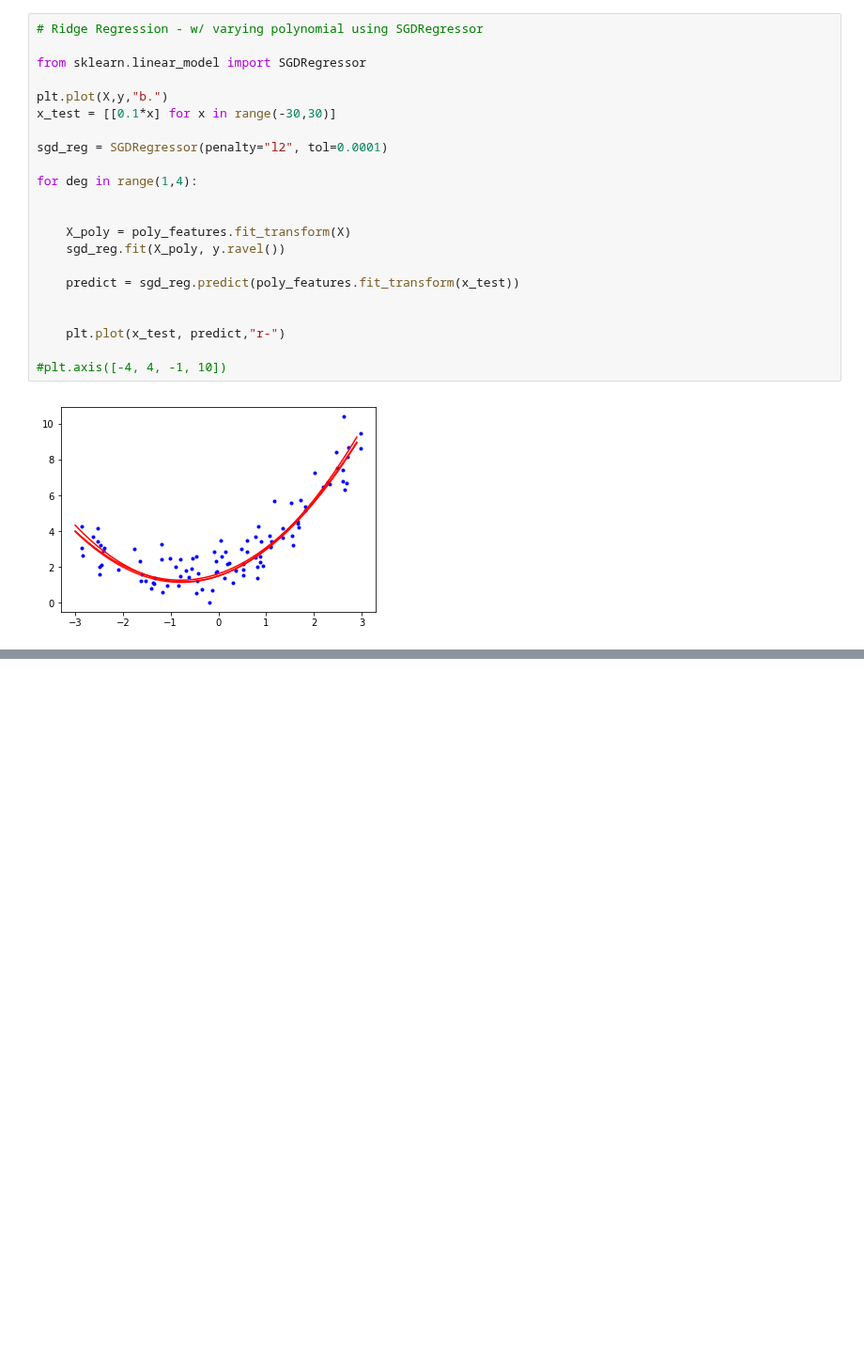
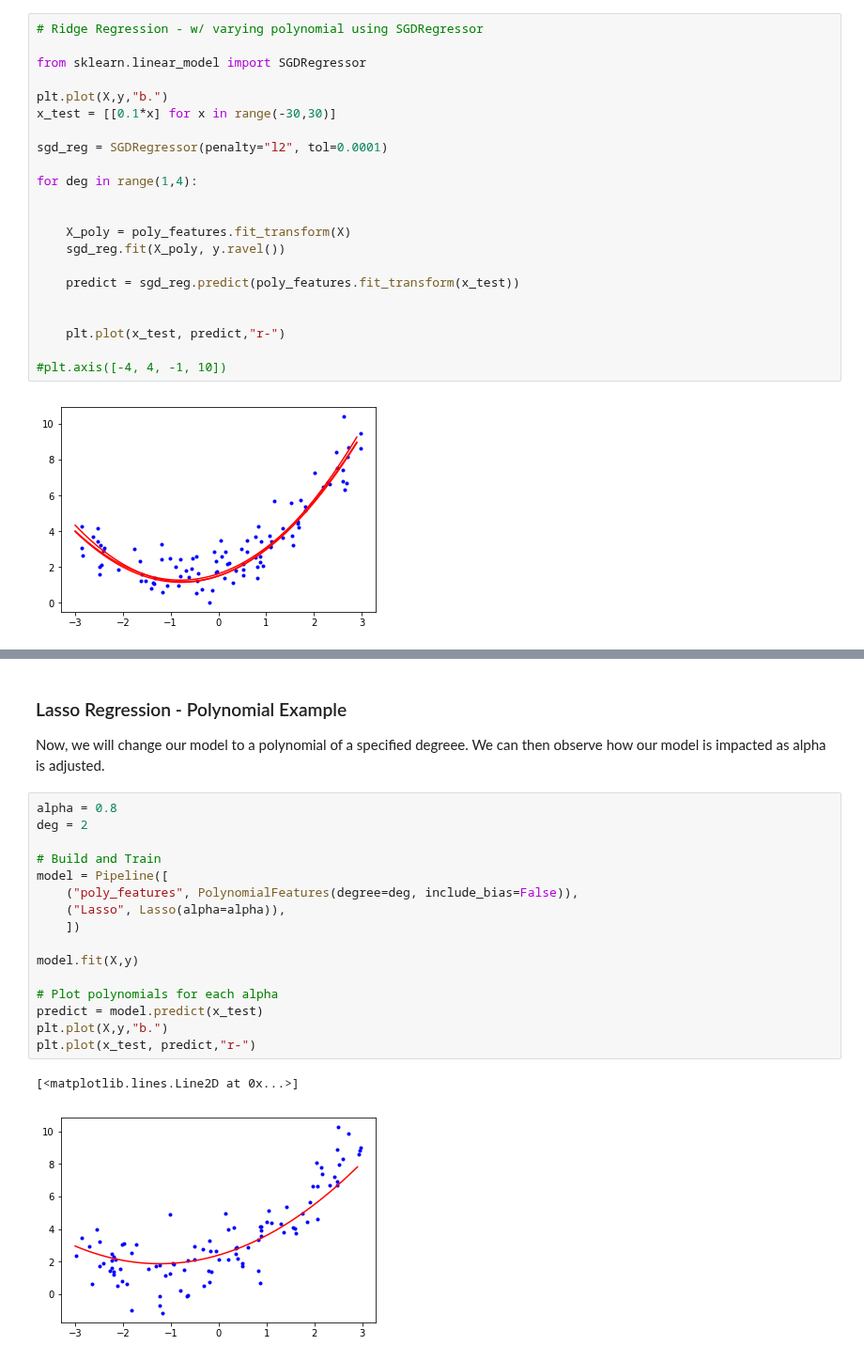
Before and after one commit to richss/cs455-ml-demos, a Jupyter notebook: Ch4-Demos.ipynb, the cells around one changed output, grey strips where cells are left out. Shown at 94% size. Drawn from its saved outputs; the diff is of its cells as text; blank space fills up the shorter version.

```diff
--- a/Ch4-Demos.ipynb
+++ b/Ch4-Demos.ipynb
@@ -748,0 +831,23 @@ for deg in range(1,4):
+# %% [markdown]
+### Lasso Regression - Polynomial Example
+
+Now, we will change our model to a polynomial of a specified degreee.  We can then observe how our model is impacted as alpha is adjusted.
+# %%
+alpha = 0.8
+deg = 2
+
+# Build and Train
+model = Pipeline([
+    ("poly_features", PolynomialFeatures(degree=deg, include_bias=False)),
+    ("Lasso", Lasso(alpha=alpha)),
+    ])
+
+model.fit(X,y)
+
+# Plot polynomials for each alpha
+predict = model.predict(x_test)
+plt.plot(X,y,"b.")
+plt.plot(x_test, predict,"r-")
+# %% [output]
+[<matplotlib.lines.Line2D at 0x...>]
+[figure, added]
```
Also changed, not shown: parts of 15 cells of this notebook.
